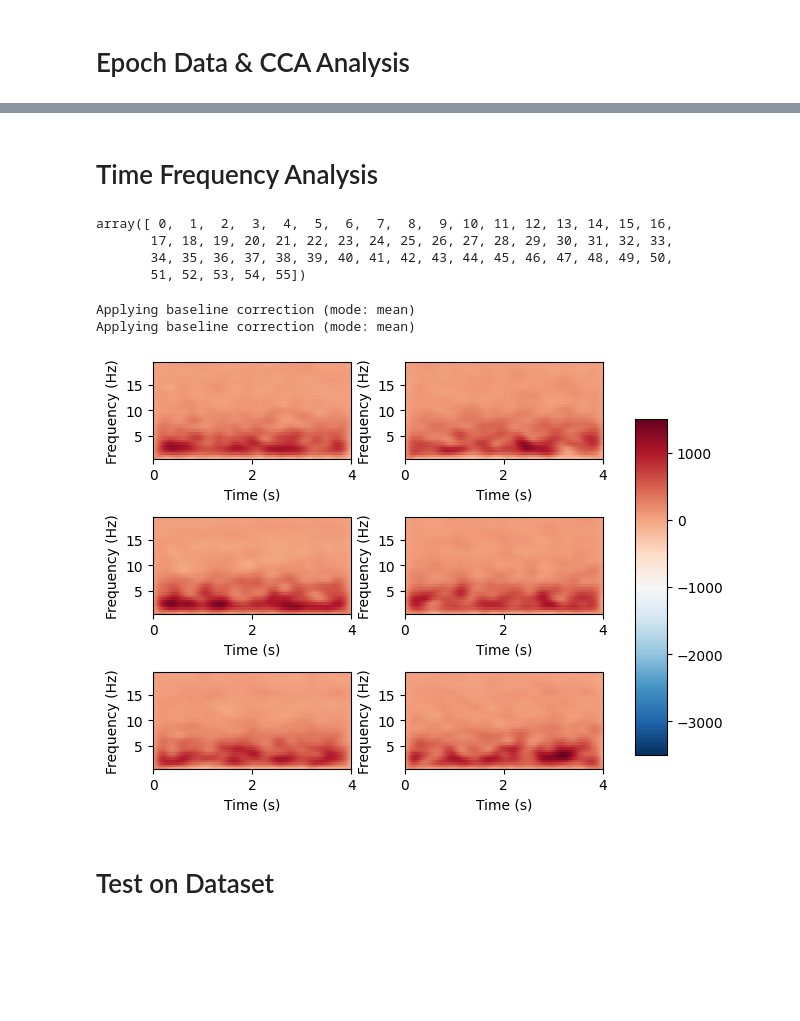
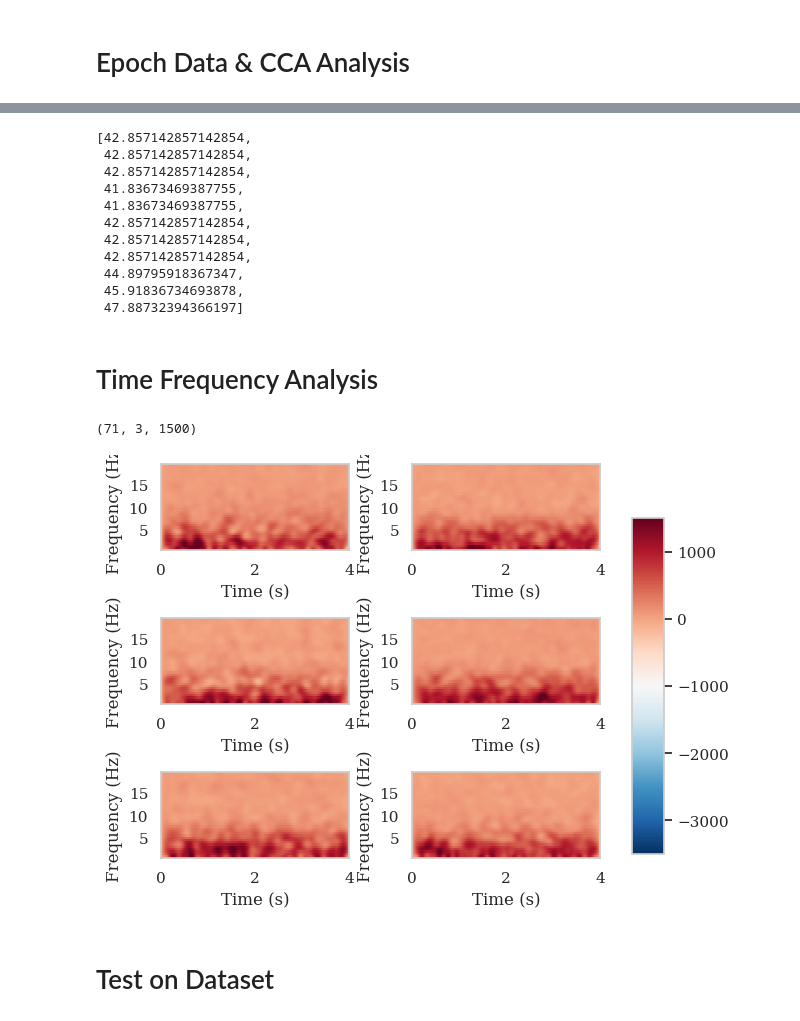
Before and after one commit to JHUBCIS/EEG-ExPy_JHUBCIS, a Jupyter notebook: notebooks/CCA/CCA_mentalab_OSCAR_SSVEP.ipynb, the cells around one changed output, grey strips where cells are left out. Drawn from its saved outputs; the diff is of its cells as text; code cells hidden in the pictures; blank space fills up the shorter version.

Commit message:
add more analysis on data

```diff
--- a/notebooks/CCA/CCA_mentalab_OSCAR_SSVEP.ipynb
+++ b/notebooks/CCA/CCA_mentalab_OSCAR_SSVEP.ipynb
@@ -35,3 +71,18 @@ n_channels = eeg_data.shape[1]
+# %%
+# Create notch filter
+def notch_filter(notch_freq, Q, fs):
+    b, a = signal.iirnotch(notch_freq, Q, fs)
+    return b, a
+# %%
+# Get filter coefficients
+b_bandpass, a_bandpass = butter_bandpass(lowcut, highcut, fs)
+b_notch, a_notch = notch_filter(notch_freq, Q, fs)
+# %%
+# Apply filters
+signal_bandpass = signal.filtfilt(b_bandpass, a_bandpass, eeg_data.T)
+eeg_data_filtered = signal.filtfilt(b_notch, a_notch, signal_bandpass)
+# %%
+eeg_data = eeg_data_filtered.T
 # %% [markdown]
 # Epoch Data & CCA Analysis
 # %%
@@ -127,3 +193,17 @@ for tmax in t_win:
+# %%
+accuracies
+# %% [output]
+[42.857142857142854,
+ 42.857142857142854,
+ 42.857142857142854,
+ 41.83673469387755,
+ 41.83673469387755,
+ 42.857142857142854,
+ 42.857142857142854,
+ 42.857142857142854,
+ 44.89795918367347,
+ 45.91836734693878,
+ 47.88732394366197]
 # %% [markdown]
 # Time Frequency Analysis
 # %%
@@ -131,48 +211,43 @@ epochs = np.array(epochs)
 epochs = np.transpose(epochs , (0, 2, 1))
 
 groundtruth = np.array(groundtruth)
-# %%
-np.where(np.array(groundtruth) == 1.)[0]
-# %% [output]
-array([ 0,  1,  2,  3,  4,  5,  6,  7,  8,  9, 10, 11, 12, 13, 14, 15, 16,
-       17, 18, 19, 20, 21, 22, 23, 24, 25, 26, 27, 28, 29, 30, 31, 32, 33,
-       34, 35, 36, 37, 38, 39, 40, 41, 42, 43, 44, 45, 46, 47, 48, 49, 50,
-       51, 52, 53, 54, 55])
+# %%
+epochs.shape
+# %% [output]
+(71, 3, 1500)
 # %%
 fs = 250
 freqs = np.arange(0.5, 20., .5)
 n_cycles = freqs
 
 times = np.linspace(0, 4, np.array(epochs).shape[2])
 
 power_1 = mne.time_frequency.tfr_array_morlet(epochs[np.where(groundtruth == 1.)[0], :, :], sfreq=fs,
-                                                freqs=freqs, n_cycles=n_cycles,
+                                                freqs=freqs, n_cycles=n_cycles, zero_mean=True,
                                                 output='avg_power')
 power_2 = mne.time_frequency.tfr_array_morlet(epochs[np.where(groundtruth == 2.)[0], :, :], sfreq=fs,
-                                                freqs=freqs, n_cycles=n_cycles,
+                                                freqs=freqs, n_cycles=n_cycles, zero_mean=True,
                                                 output='avg_power')
 
 mne.baseline.rescale(power_1, times, (None, 0), mode='mean', copy=False)
 mne.baseline.rescale(power_2, times, (None, 0), mode='mean', copy=False)
 
 power = np.stack([power_1, power_2])
 x, y = mne.viz.centers_to_edges(times, freqs)
 
 fig, ax = plt.subplots(n_channels, 2)
 for j in range(2):
     for i in range(n_channels):
         mesh = ax[i, j].pcolormesh(x, y, power[j, i], cmap='RdBu_r', vmin=-3500, vmax=1500)
         # ax[i, j].set_title('TFR - ' + chan_name[i] + ' - ' + class_names[j])
         ax[i, j].set(ylim=freqs[[0, -1]], xlabel='Time (s)', ylabel='Frequency (Hz)')
 plt.tight_layout()
 fig.subplots_adjust(right=0.8)
 cbar_ax = fig.add_axes([0.85, 0.15, 0.05, 0.7])
 fig.colorbar(mesh, cax=cbar_ax)
 plt.show()
 # %% [output]
-Applying baseline correction (mode: mean)
-Applying baseline correction (mode: mean)
-[figure, old version]
+[figure, new version]
 # %% [markdown]
 # Test on Dataset
 # %%
```
Also changed, not shown: parts of 17 cells of this notebook.
